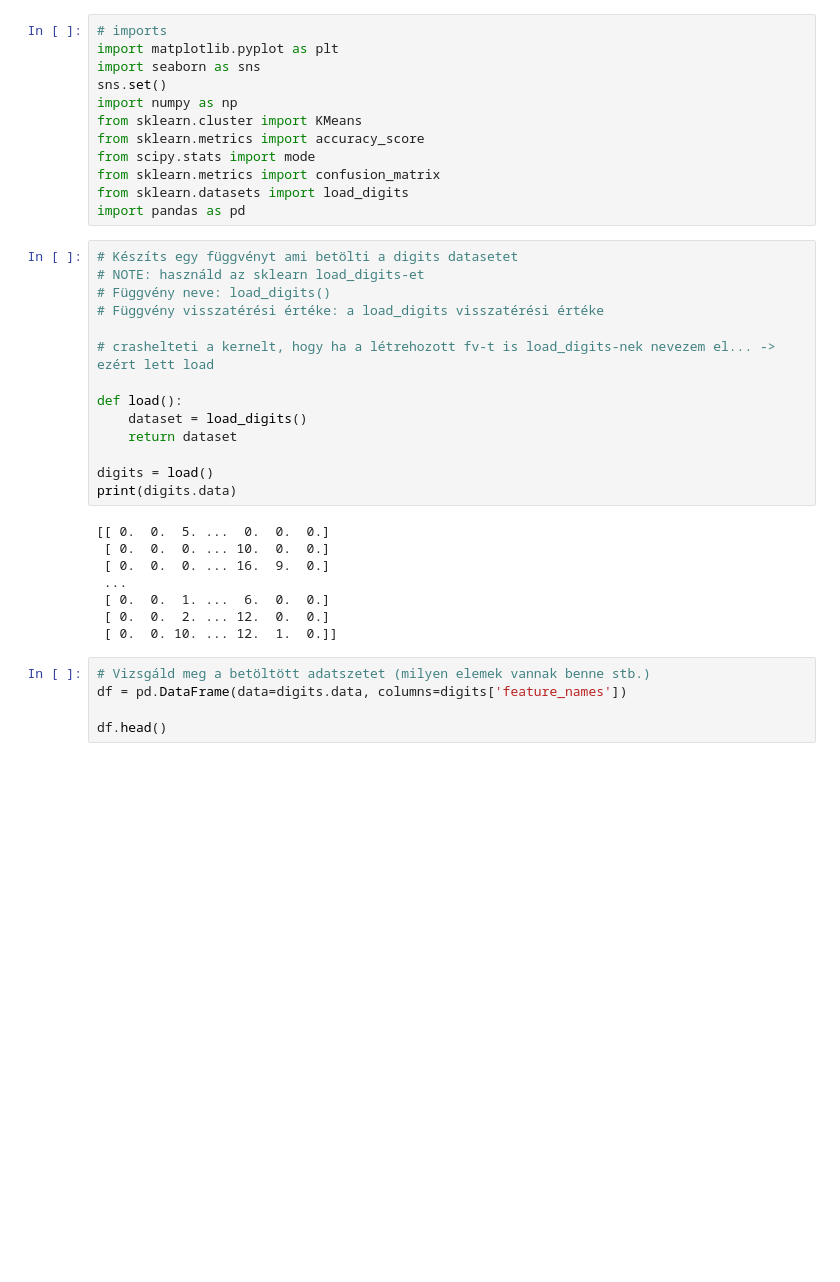
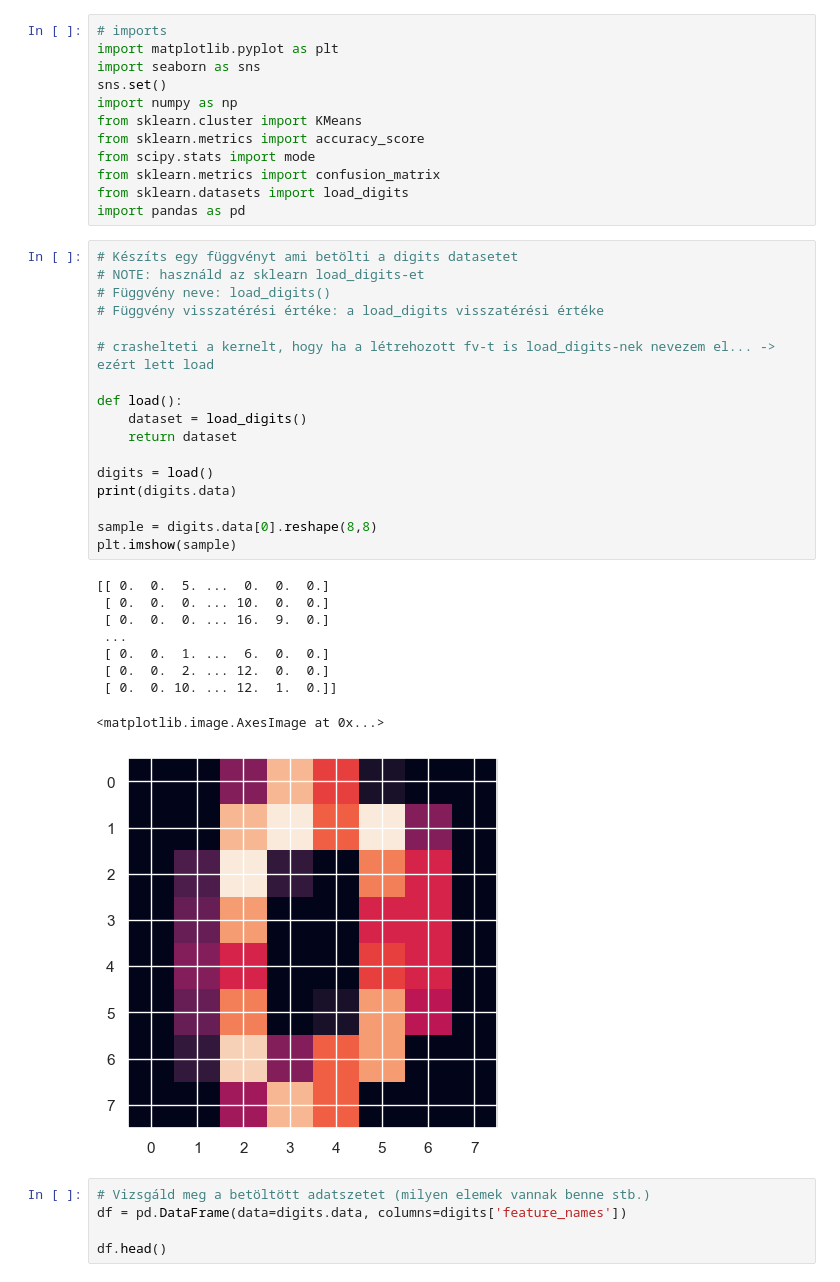
Before and after one commit to DezsiCsaba/BDIGNE_BEVADAT2022232, a Jupyter notebook: HAZI/HAZI09/HAZI09.ipynb, the cells around one changed output. Cells and saved outputs as stored; diff of their text form; blank space fills up the shorter version.

```diff
--- a/HAZI/HAZI09/HAZI09.ipynb
+++ b/HAZI/HAZI09/HAZI09.ipynb
@@ -13,25 +13,30 @@ import pandas as pd
 # %%
 # Készíts egy függvényt ami betölti a digits datasetet
 # NOTE: használd az sklearn load_digits-et
 # Függvény neve: load_digits()
 # Függvény visszatérési értéke: a load_digits visszatérési értéke
 
 # crashelteti a kernelt, hogy ha a létrehozott fv-t is load_digits-nek nevezem el... -> ezért lett load
 
 def load():
     dataset = load_digits()
     return dataset
 
 digits = load()
 print(digits.data)
+
+sample = digits.data[0].reshape(8,8)
+plt.imshow(sample)
 # %% [output]
 [[ 0.  0.  5. ...  0.  0.  0.]
  [ 0.  0.  0. ... 10.  0.  0.]
  [ 0.  0.  0. ... 16.  9.  0.]
  ...
  [ 0.  0.  1. ...  6.  0.  0.]
  [ 0.  0.  2. ... 12.  0.  0.]
  [ 0.  0. 10. ... 12.  1.  0.]]
+<matplotlib.image.AxesImage at 0x...>
+[figure, added]
 # %%
 # Vizsgáld meg a betöltött adatszetet (milyen elemek vannak benne stb.)
 df = pd.DataFrame(data=digits.data, columns=digits['feature_names'])
```
Also changed, not shown: parts of 2 cells of this notebook.
